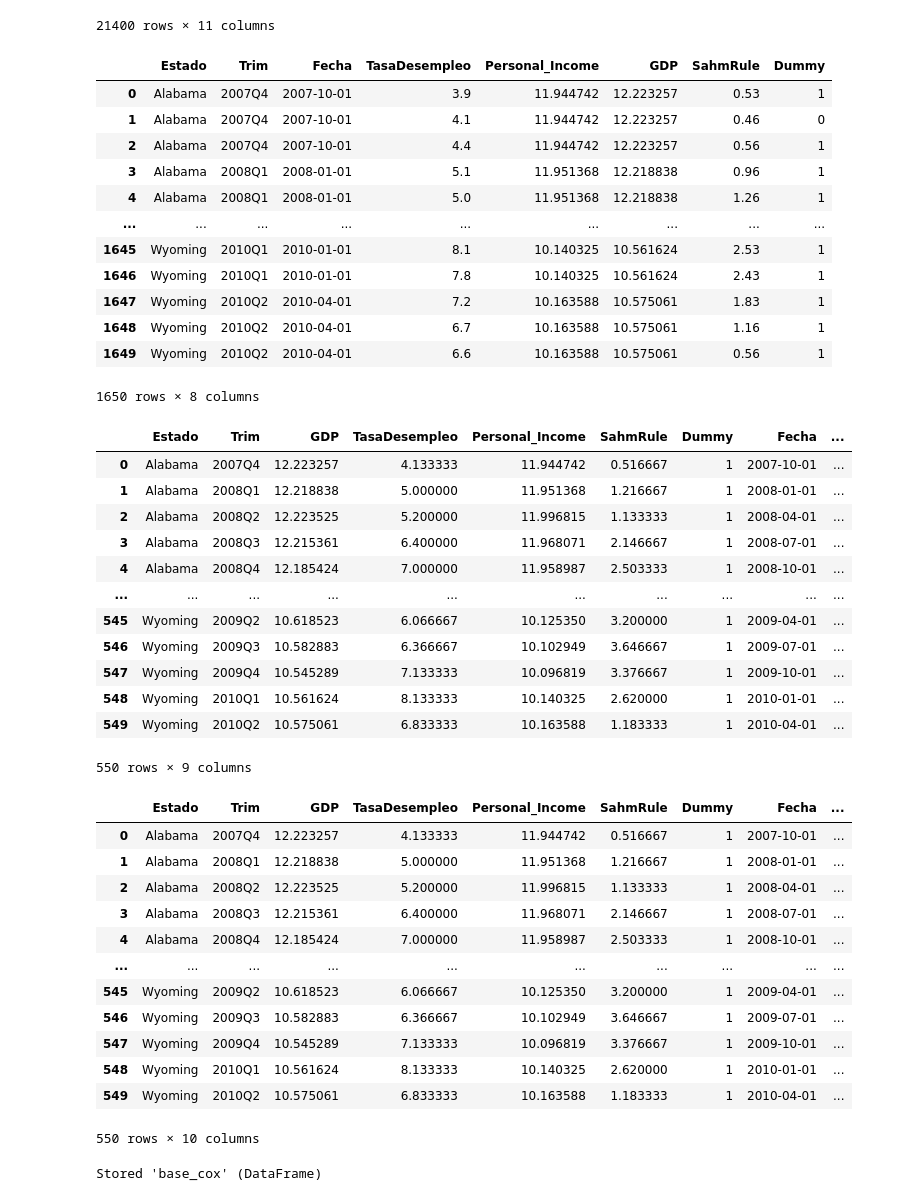
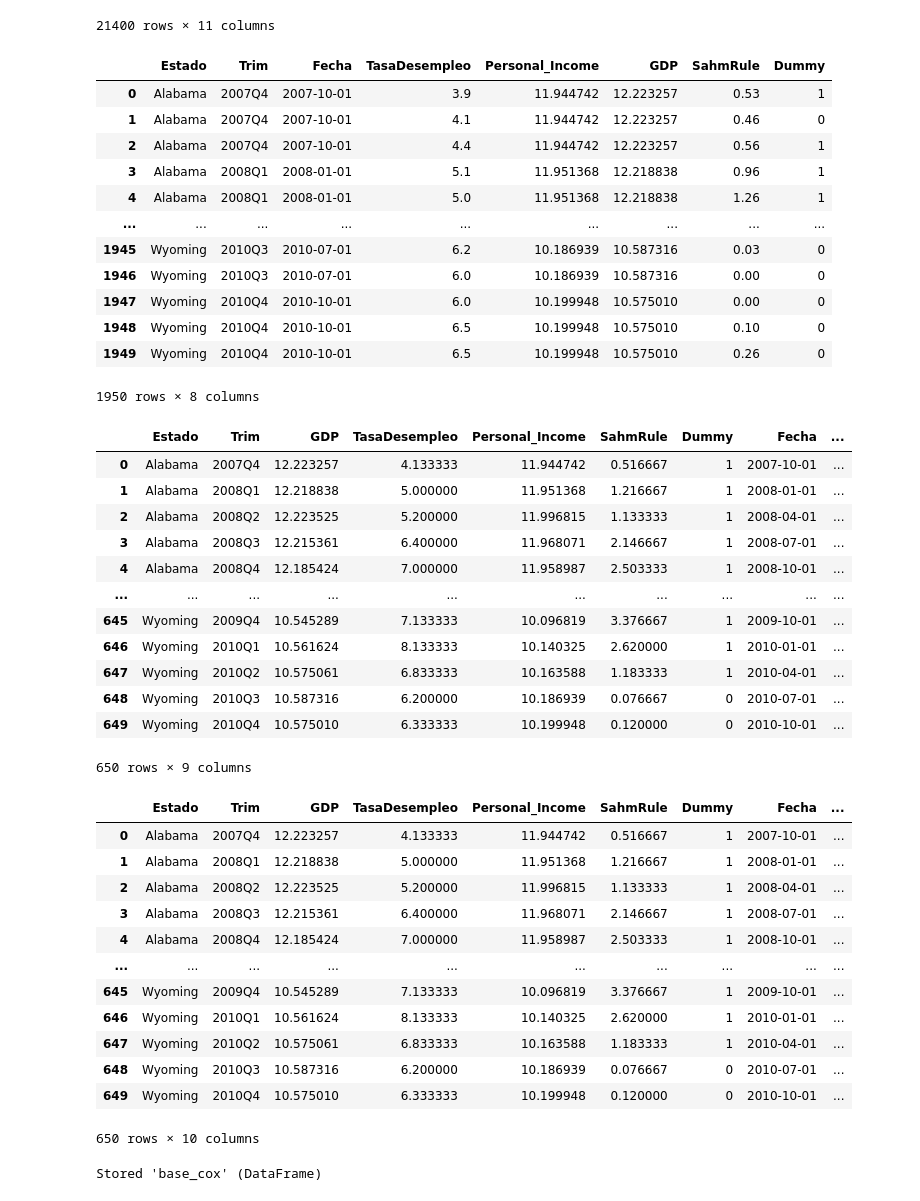
Before and after one commit to Jota-leals/Modelos, a Jupyter notebook: datos_cox.ipynb, the cells around one changed output. Drawn from its saved outputs; the diff is of its cells as text; code cells hidden in the pictures.

```diff
--- a/datos_cox.ipynb
+++ b/datos_cox.ipynb
@@ -431,26 +431,26 @@ base_cox
 | 21399 | Wyoming | 2025-07-01 | 2.7 | 2025Q3 | NaN | NaN | WY | 3.07 | 2.97 | ... |
 21400 rows × 11 columns
 # %%
-base_cox = base_cox[base_cox['Fecha']>='2007-10-01']
-base_cox = base_cox[base_cox['Fecha']<='2010-06-01']
+base_cox = base_cox[base_cox['Fecha']>='2007-09-01']
+base_cox = base_cox[base_cox['Fecha']<='2010-12-31']
 base_cox['GDP'] = np.log(base_cox['GDP'])
 base_cox['Personal_Income']=np.log(base_cox['Personal_Income'])
 base_cox =  base_cox[['Estado','Trim','Fecha','TasaDesempleo','Personal_Income','GDP','SahmRule','Dummy']]
 base_cox.reset_index(drop=True)
 # %% [output]
 |  | Estado | Trim | Fecha | TasaDesempleo | Personal_Income | GDP | SahmRule | Dummy |
 | 0 | Alabama | 2007Q4 | 2007-10-01 | 3.9 | 11.944742 | 12.223257 | 0.53 | 1 |
 | 1 | Alabama | 2007Q4 | 2007-10-01 | 4.1 | 11.944742 | 12.223257 | 0.46 | 0 |
 | 2 | Alabama | 2007Q4 | 2007-10-01 | 4.4 | 11.944742 | 12.223257 | 0.56 | 1 |
 | 3 | Alabama | 2008Q1 | 2008-01-01 | 5.1 | 11.951368 | 12.218838 | 0.96 | 1 |
 | 4 | Alabama | 2008Q1 | 2008-01-01 | 5.0 | 11.951368 | 12.218838 | 1.26 | 1 |
 | ... | ... | ... | ... | ... | ... | ... | ... | ... |
-| 1645 | Wyoming | 2010Q1 | 2010-01-01 | 8.1 | 10.140325 | 10.561624 | 2.53 | 1 |
-| 1646 | Wyoming | 2010Q1 | 2010-01-01 | 7.8 | 10.140325 | 10.561624 | 2.43 | 1 |
-| 1647 | Wyoming | 2010Q2 | 2010-04-01 | 7.2 | 10.163588 | 10.575061 | 1.83 | 1 |
-| 1648 | Wyoming | 2010Q2 | 2010-04-01 | 6.7 | 10.163588 | 10.575061 | 1.16 | 1 |
-| 1649 | Wyoming | 2010Q2 | 2010-04-01 | 6.6 | 10.163588 | 10.575061 | 0.56 | 1 |
+| 1945 | Wyoming | 2010Q3 | 2010-07-01 | 6.2 | 10.186939 | 10.587316 | 0.03 | 0 |
+| 1946 | Wyoming | 2010Q3 | 2010-07-01 | 6.0 | 10.186939 | 10.587316 | 0.00 | 0 |
+| 1947 | Wyoming | 2010Q4 | 2010-10-01 | 6.0 | 10.199948 | 10.575010 | 0.00 | 0 |
+| 1948 | Wyoming | 2010Q4 | 2010-10-01 | 6.5 | 10.199948 | 10.575010 | 0.10 | 0 |
+| 1949 | Wyoming | 2010Q4 | 2010-10-01 | 6.5 | 10.199948 | 10.575010 | 0.26 | 0 |
-1650 rows × 8 columns
+1950 rows × 8 columns
 # %%
 # Agrupar por Estado y Trimestre, dejando un registro por trimestre
 base_cox = (base_cox
@@ -480,12 +480,12 @@ base_cox
 | 3 | Alabama | 2008Q3 | 12.215361 | 6.400000 | 11.968071 | 2.146667 | 1 | 2008-07-01 | ... |
 | 4 | Alabama | 2008Q4 | 12.185424 | 7.000000 | 11.958987 | 2.503333 | 1 | 2008-10-01 | ... |
 | ... | ... | ... | ... | ... | ... | ... | ... | ... | ... |
-| 545 | Wyoming | 2009Q2 | 10.618523 | 6.066667 | 10.125350 | 3.200000 | 1 | 2009-04-01 | ... |
-| 546 | Wyoming | 2009Q3 | 10.582883 | 6.366667 | 10.102949 | 3.646667 | 1 | 2009-07-01 | ... |
-| 547 | Wyoming | 2009Q4 | 10.545289 | 7.133333 | 10.096819 | 3.376667 | 1 | 2009-10-01 | ... |
-| 548 | Wyoming | 2010Q1 | 10.561624 | 8.133333 | 10.140325 | 2.620000 | 1 | 2010-01-01 | ... |
-| 549 | Wyoming | 2010Q2 | 10.575061 | 6.833333 | 10.163588 | 1.183333 | 1 | 2010-04-01 | ... |
+| 645 | Wyoming | 2009Q4 | 10.545289 | 7.133333 | 10.096819 | 3.376667 | 1 | 2009-10-01 | ... |
+| 646 | Wyoming | 2010Q1 | 10.561624 | 8.133333 | 10.140325 | 2.620000 | 1 | 2010-01-01 | ... |
+| 647 | Wyoming | 2010Q2 | 10.575061 | 6.833333 | 10.163588 | 1.183333 | 1 | 2010-04-01 | ... |
+| 648 | Wyoming | 2010Q3 | 10.587316 | 6.200000 | 10.186939 | 0.076667 | 0 | 2010-07-01 | ... |
+| 649 | Wyoming | 2010Q4 | 10.575010 | 6.333333 | 10.199948 | 0.120000 | 0 | 2010-10-01 | ... |
-550 rows × 9 columns
+650 rows × 9 columns
 # %%
 base_cox['recession_end'] = (
     (base_cox['Dummy'] == 0) &
@@ -501,12 +501,12 @@ base_cox
 | 3 | Alabama | 2008Q3 | 12.215361 | 6.400000 | 11.968071 | 2.146667 | 1 | 2008-07-01 | ... |
 | 4 | Alabama | 2008Q4 | 12.185424 | 7.000000 | 11.958987 | 2.503333 | 1 | 2008-10-01 | ... |
 | ... | ... | ... | ... | ... | ... | ... | ... | ... | ... |
-| 545 | Wyoming | 2009Q2 | 10.618523 | 6.066667 | 10.125350 | 3.200000 | 1 | 2009-04-01 | ... |
-| 546 | Wyoming | 2009Q3 | 10.582883 | 6.366667 | 10.102949 | 3.646667 | 1 | 2009-07-01 | ... |
-| 547 | Wyoming | 2009Q4 | 10.545289 | 7.133333 | 10.096819 | 3.376667 | 1 | 2009-10-01 | ... |
-| 548 | Wyoming | 2010Q1 | 10.561624 | 8.133333 | 10.140325 | 2.620000 | 1 | 2010-01-01 | ... |
-| 549 | Wyoming | 2010Q2 | 10.575061 | 6.833333 | 10.163588 | 1.183333 | 1 | 2010-04-01 | ... |
+| 645 | Wyoming | 2009Q4 | 10.545289 | 7.133333 | 10.096819 | 3.376667 | 1 | 2009-10-01 | ... |
+| 646 | Wyoming | 2010Q1 | 10.561624 | 8.133333 | 10.140325 | 2.620000 | 1 | 2010-01-01 | ... |
+| 647 | Wyoming | 2010Q2 | 10.575061 | 6.833333 | 10.163588 | 1.183333 | 1 | 2010-04-01 | ... |
+| 648 | Wyoming | 2010Q3 | 10.587316 | 6.200000 | 10.186939 | 0.076667 | 0 | 2010-07-01 | ... |
+| 649 | Wyoming | 2010Q4 | 10.575010 | 6.333333 | 10.199948 | 0.120000 | 0 | 2010-10-01 | ... |
-550 rows × 10 columns
+650 rows × 10 columns
 # %%
 %store base_cox
 # %% [output]
```
Also changed, not shown: parts of 6 cells of this notebook, 4 other files.
